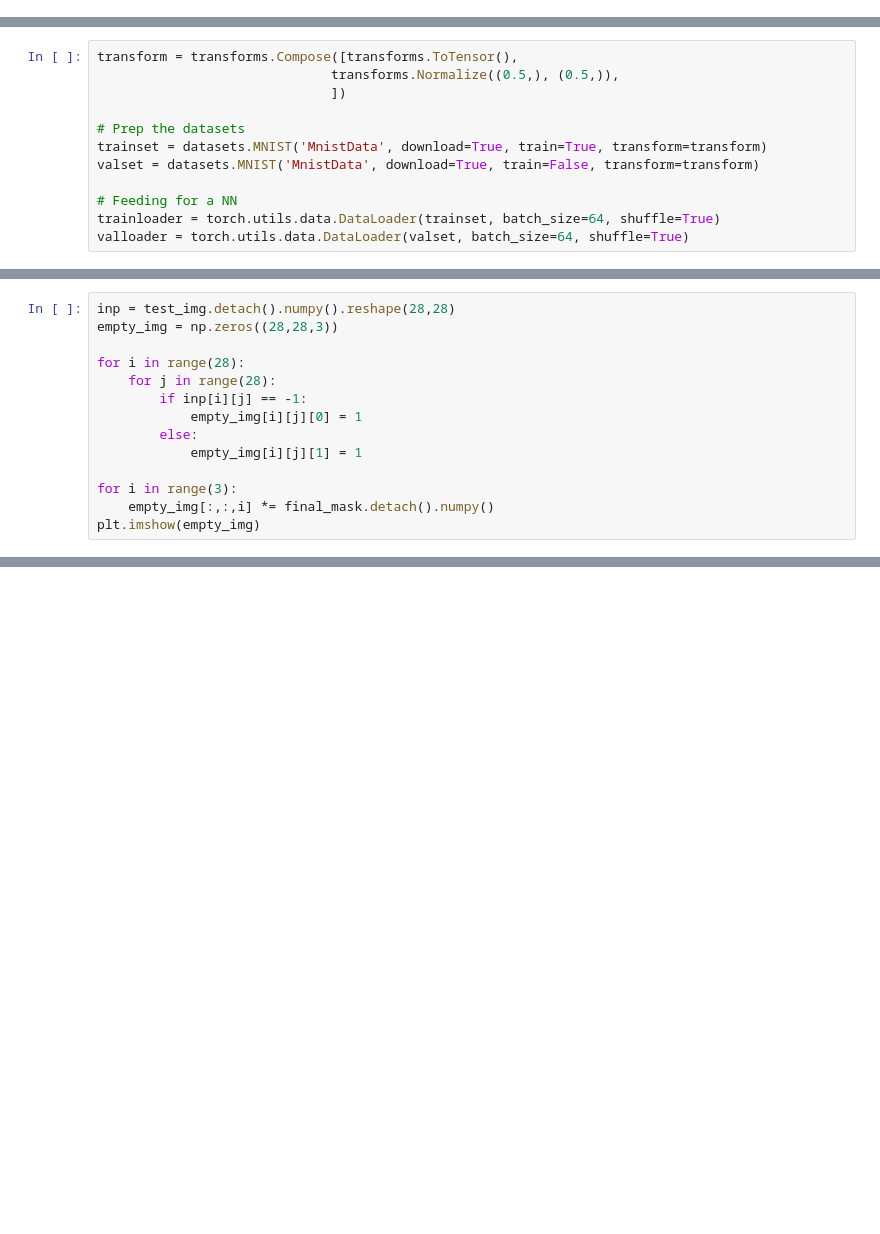
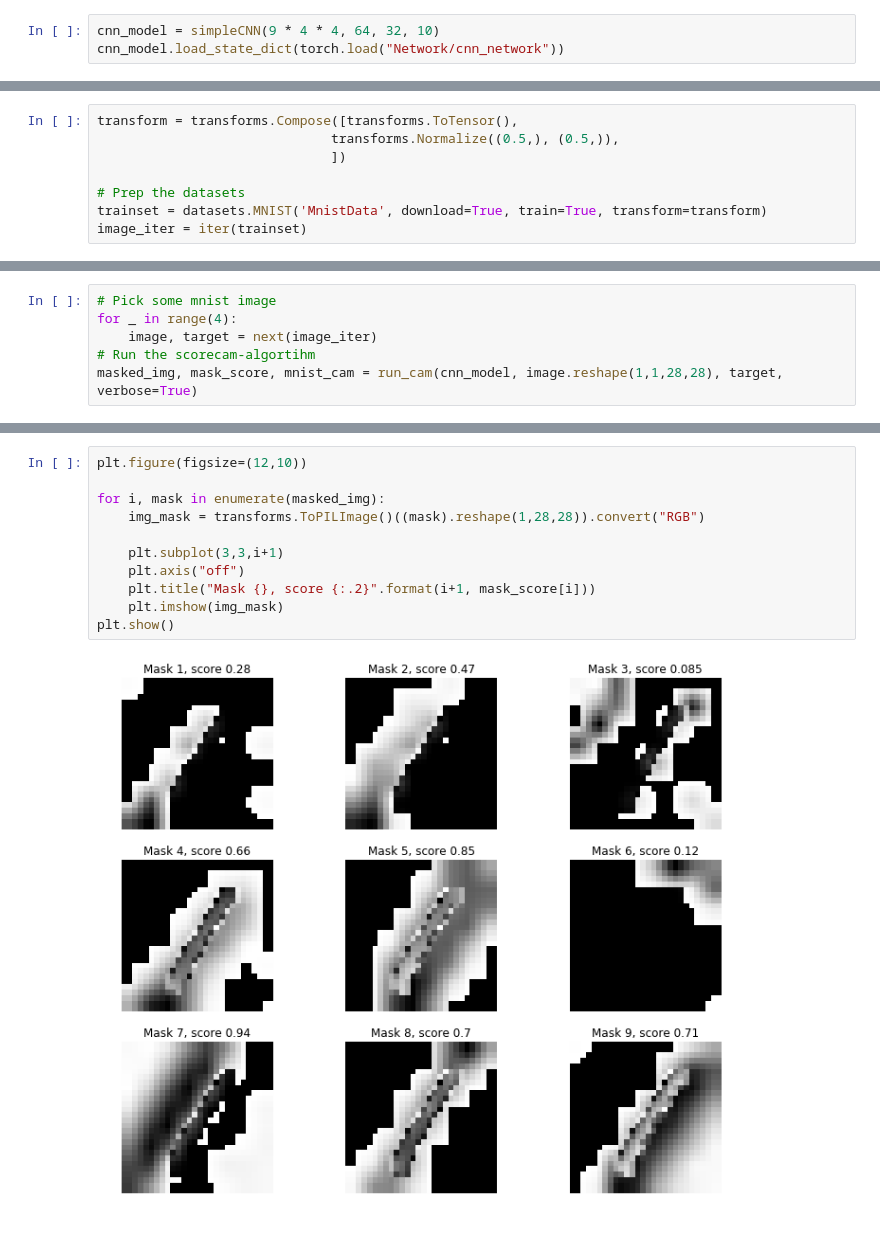
Before and after one commit to Jupetus/ExplainableAI, a Jupyter notebook: scorecam.ipynb, the cells around one changed output, grey strips where cells are left out. Cells and saved outputs as stored; diff of their text form; blank space fills up the shorter version.

Commit message:
Updated scorecam with general algorithm and VGG16 testing

```diff
--- a/scorecam.ipynb
+++ b/scorecam.ipynb
@@ -13,0 +17,3 @@ Download the data
+# %%
+cnn_model = simpleCNN(9 * 4 * 4, 64, 32, 10)
+cnn_model.load_state_dict(torch.load("Network/cnn_network"))
@@ -18,8 +119,4 @@ transform = transforms.Compose([transforms.ToTensor(),
 
 # Prep the datasets
 trainset = datasets.MNIST('MnistData', download=True, train=True, transform=transform)
-valset = datasets.MNIST('MnistData', download=True, train=False, transform=transform)
-
-# Feeding for a NN
-trainloader = torch.utils.data.DataLoader(trainset, batch_size=64, shuffle=True)
-valloader = torch.utils.data.DataLoader(valset, batch_size=64, shuffle=True)
+image_iter = iter(trainset)
@@ -142,14 +122,0 @@ we can instead use
-# %%
-inp = test_img.detach().numpy().reshape(28,28)
-empty_img = np.zeros((28,28,3))
-
-for i in range(28):
-    for j in range(28):
-        if inp[i][j] == -1:
-            empty_img[i][j][0] = 1
-        else:
-            empty_img[i][j][1] = 1
-
-for i in range(3):
-    empty_img[:,:,i] *= final_mask.detach().numpy()
-plt.imshow(empty_img)
@@ -163,0 +123,6 @@ final_mask = (x[0,:,:,:].view(28,28,9) * torch.Tensor(weight_scores)).sum(dim=2)
+# %%
+# Pick some mnist image
+for _ in range(4):
+    image, target = next(image_iter)
+# Run the scorecam-algortihm
+masked_img, mask_score, mnist_cam = run_cam(cnn_model, image.reshape(1,1,28,28), target, verbose=True)
@@ -163,0 +140,13 @@ final_mask = (x[0,:,:,:].view(28,28,9) * torch.Tensor(weight_scores)).sum(dim=2)
+# %%
+plt.figure(figsize=(12,10))
+
+for i, mask in enumerate(masked_img):
+    img_mask = transforms.ToPILImage()((mask).reshape(1,28,28)).convert("RGB")
+
+    plt.subplot(3,3,i+1)
+    plt.axis("off")
+    plt.title("Mask {}, score {:.2}".format(i+1, mask_score[i]))
+    plt.imshow(img_mask)
+plt.show()
+# %% [output]
+[figure, added]
```
Also changed, not shown: parts of 31 cells of this notebook, 2 other files.
